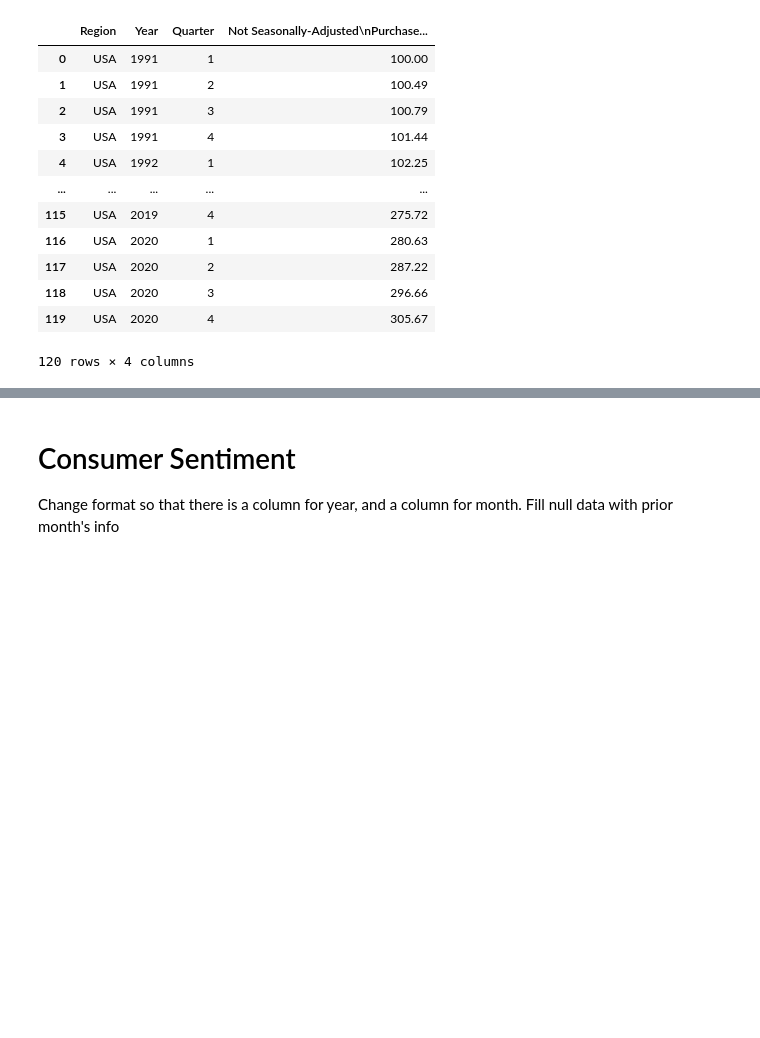
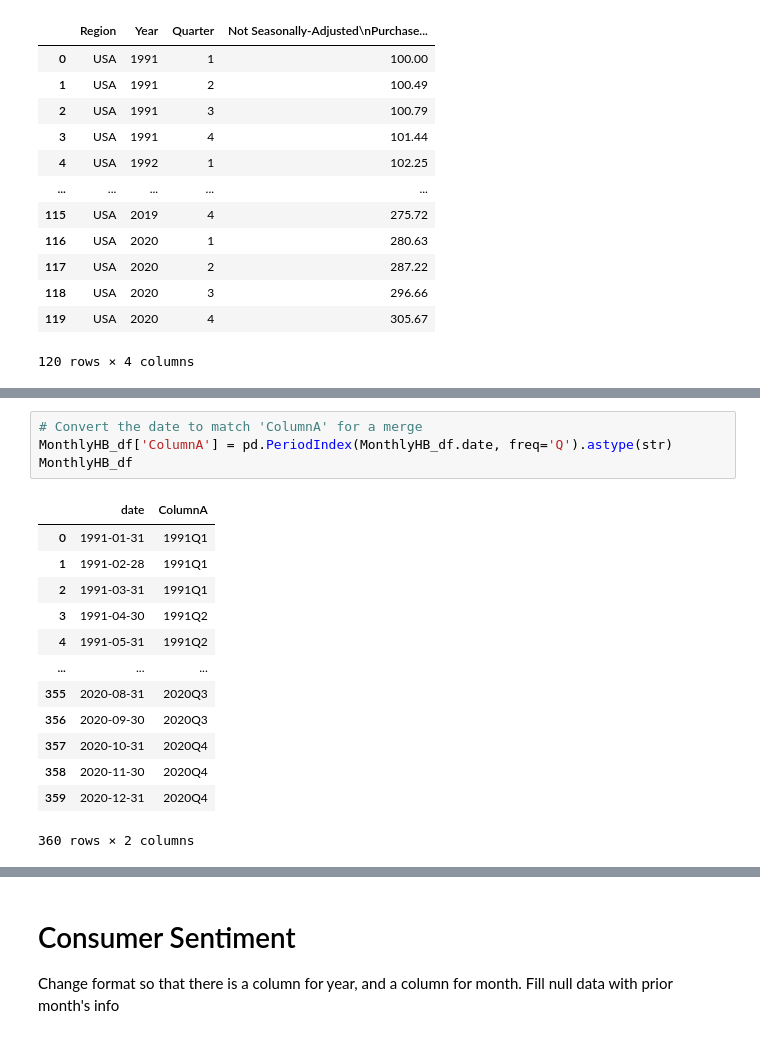
Before and after one commit to emilymcdaniel/Final_Project, a Jupyter notebook: StuctureSketch.ipynb, the cells around one changed output, grey strips where cells are left out. Saved outputs shown, nothing was run; the diff lists cells and outputs as text; blank space fills up the shorter version.

```diff
--- a/StuctureSketch.ipynb
+++ b/StuctureSketch.ipynb
@@ -234,0 +229,18 @@ dtype: object
+# %%
+# Convert the date to match 'ColumnA' for a merge
+MonthlyHB_df['ColumnA'] = pd.PeriodIndex(MonthlyHB_df.date, freq='Q').astype(str)
+MonthlyHB_df
+# %% [output]
+|  | date | ColumnA |
+| 0 | 1991-01-31 | 1991Q1 |
+| 1 | 1991-02-28 | 1991Q1 |
+| 2 | 1991-03-31 | 1991Q1 |
+| 3 | 1991-04-30 | 1991Q2 |
+| 4 | 1991-05-31 | 1991Q2 |
+| ... | ... | ... |
+| 355 | 2020-08-31 | 2020Q3 |
+| 356 | 2020-09-30 | 2020Q3 |
+| 357 | 2020-10-31 | 2020Q4 |
+| 358 | 2020-11-30 | 2020Q4 |
+| 359 | 2020-12-31 | 2020Q4 |
+360 rows × 2 columns
```
Also changed, not shown: parts of 8 cells of this notebook.
